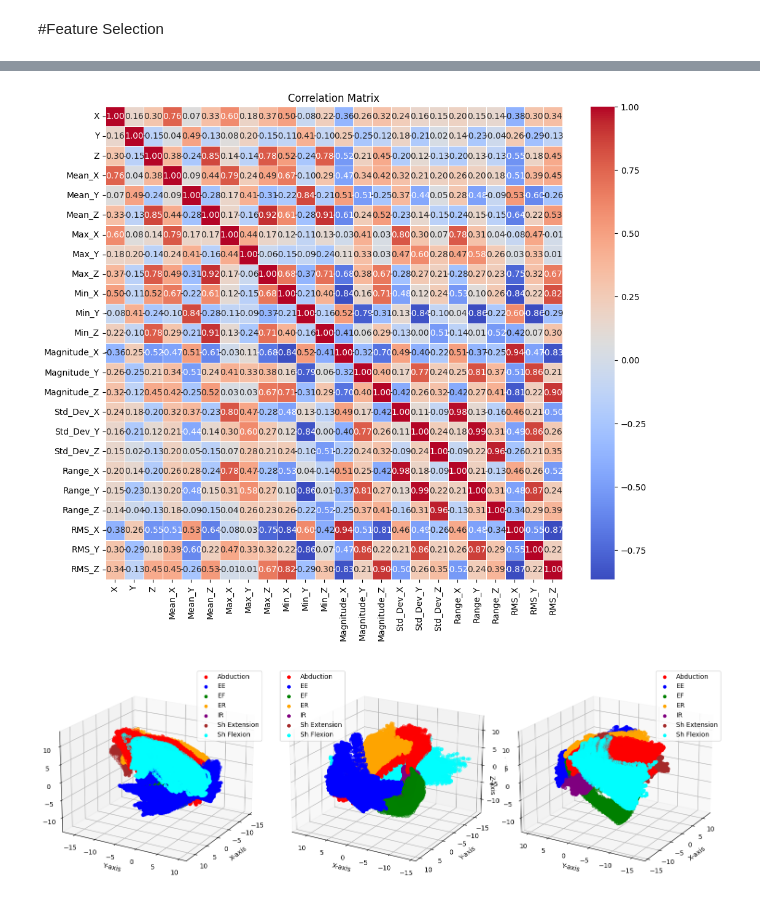
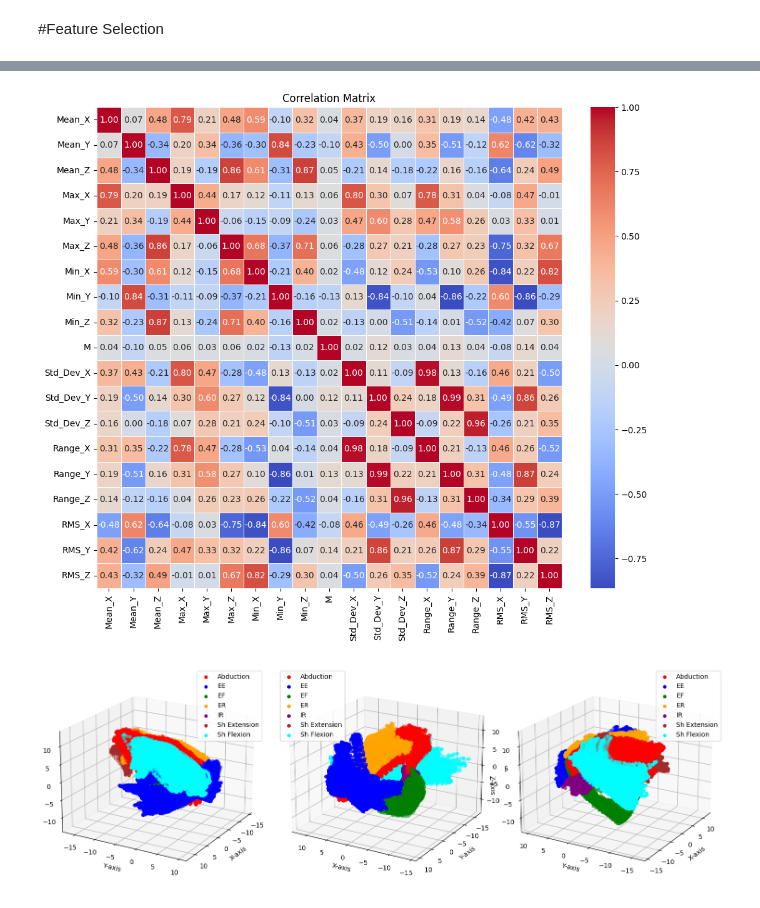
Before and after one commit to LamaAlmuayli/2023-GP1-14, a Jupyter notebook: TheraSense_Release1.ipynb, the cells around one changed output, grey strips where cells are left out. Drawn from its saved outputs; the diff is of its cells as text; code cells hidden in the pictures.

```diff
--- a/TheraSense_Release1.ipynb
+++ b/TheraSense_Release1.ipynb
@@ -127,7 +127,7 @@ for i in datasets:
   # Magnitude
   segments = datasets[i]['X'].isnull().cumsum()
   magnitude_values = datasets[i].groupby(segments).transform(magnitude)
-  datasets[i][['Magnitude_X', 'Magnitude_Y', 'Magnitude_Z']] = magnitude_values[['X', 'Y', 'Z']]
+  datasets[i]['M'] = magnitude_values[['X', 'Y', 'Z']].apply(magnitude, axis=1)
 
   # Std_Dev
   segments = datasets[i]['X'].isnull().cumsum()
@@ -178,10 +178,15 @@ combined_dataframe
 # %%
 # Drop rows with null values
 combined_dataframe_cleaned = combined_dataframe.dropna()
+combined_dataframe_noXYZ = combined_dataframe_cleaned.drop(['X', 'Y', 'Z'], axis=1)
 
 # Separate the features (X) and target variable (y) from the cleaned dataframe
 X_cleaned = combined_dataframe_cleaned.drop('Activity', axis=1)
 y_cleaned = combined_dataframe_cleaned['Activity']
 
+# Separate the features (X) and target variable (y) from the cleaned dataframe
+X_cleaned_noXYZ = combined_dataframe_noXYZ.drop('Activity', axis=1)
+y_cleaned_noXYZ = combined_dataframe_noXYZ['Activity']
+
 # Apply a simple transformation to make values non-negative
-X_transformed = X_cleaned + X_cleaned.min().abs() + 1
+X_transformed = X_cleaned_noXYZ + X_cleaned_noXYZ.min().abs() + 1
@@ -204,25 +193,25 @@ X_transformed
 # %%
 import seaborn as sns
 import matplotlib.pyplot as plt
 
 # Assuming X_cleaned is your feature matrix
 # You may want to include only relevant features in X_cleaned if needed
 # X_cleaned = combined_dataframe_cleaned.drop('Activity', axis=1)
 
 # Calculate the correlation matrix
-correlation_matrix = X_cleaned.corr()
+correlation_matrix = X_cleaned_noXYZ.corr()
 
 # Set up the matplotlib figure
 plt.figure(figsize=(12, 10))
 
 # Plot the correlation matrix using seaborn's heatmap
 sns.heatmap(correlation_matrix, annot=True, cmap='coolwarm', fmt=".2f", linewidths=0.5)
 
 # Show the plot
 plt.title('Correlation Matrix')
 plt.show()
 # %% [output]
-[figure, old version]
+[figure, new version]
 # %%
 import matplotlib.pyplot as plt
 from mpl_toolkits.mplot3d import Axes3D
```
Also changed, not shown: parts of 11 cells of this notebook.
